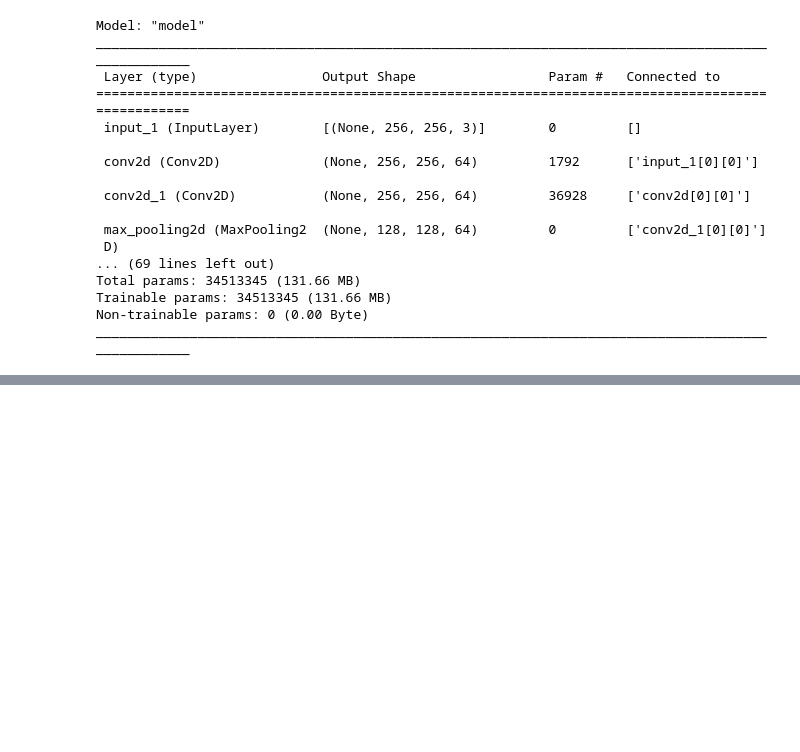
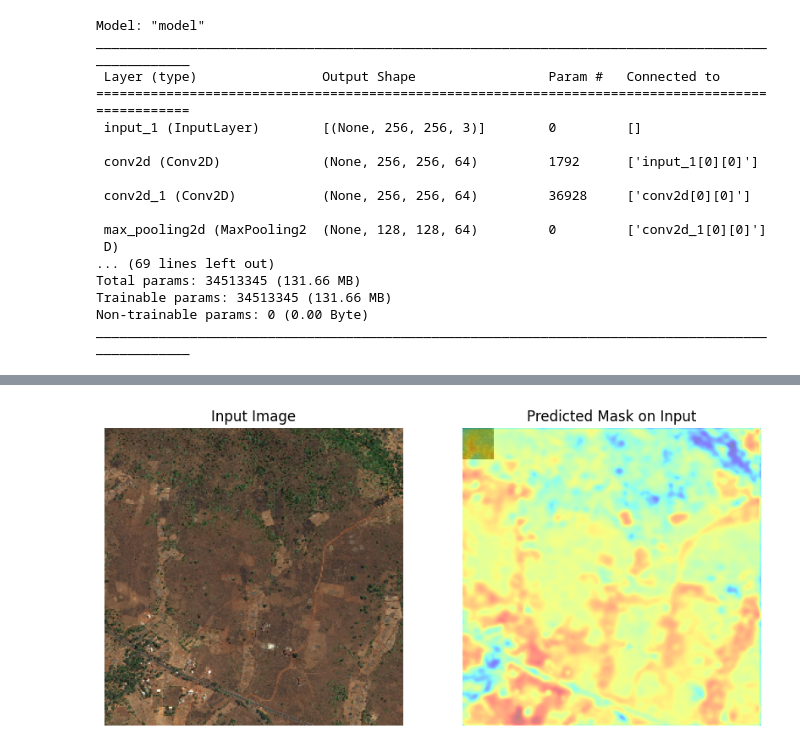
Before and after one commit to anshumanverse/BAH_hackathon, a Jupyter notebook: Untitled9.ipynb, the cells around one changed output, grey strips where cells are left out. Cells and saved outputs as stored; diff of their text form; code cells hidden in the pictures; blank space fills up the shorter version.

```diff
--- a/Untitled9.ipynb
+++ b/Untitled9.ipynb
@@ -71,11 +70,15 @@ def create_dataset(image_dir, mask_dir, batch_size):
     image_paths = sorted([os.path.join(image_dir, f) for f in os.listdir(image_dir) if f.endswith('_sat.jpg')])
     mask_paths = sorted([os.path.join(mask_dir, f) for f in os.listdir(mask_dir) if f.endswith('_mask.png')])
 
-    # Ensure that the number of images and masks match
     assert len(image_paths) == len(mask_paths), "Mismatch between number of images and masks"
 
     dataset = tf.data.Dataset.from_tensor_slices((image_paths, mask_paths))
     dataset = dataset.map(lambda x, y: load_image_and_mask(x, y), num_parallel_calls=tf.data.experimental.AUTOTUNE)
+
+    dataset = dataset.map(lambda x, y: (tf.image.random_flip_left_right(x), tf.image.random_flip_left_right(y)), num_parallel_calls=tf.data.experimental.AUTOTUNE)
+    dataset = dataset.map(lambda x, y: (tf.image.random_flip_up_down(x), tf.image.random_flip_up_down(y)), num_parallel_calls=tf.data.experimental.AUTOTUNE)
+
+
     dataset = dataset.shuffle(buffer_size=100)
     dataset = dataset.batch(batch_size)
     dataset = dataset.prefetch(buffer_size=tf.data.experimental.AUTOTUNE)
@@ -169 +172,39 @@ Epoch 25/25
 <keras.src.callbacks.History at 0x...>
+# %%
+def predict_and_plot(model, image_path, target_size=(256, 256)):
+    # Load and preprocess the input image
+    image = tf.io.read_file(image_path)
+    image = tf.image.decode_jpeg(image, channels=3)
+    original_size = tf.shape(image)[:2]
+    image = tf.image.resize(image, target_size)
+    image = tf.cast(image, tf.float32) / 255.0
+    image = tf.expand_dims(image, axis=0)  # Add batch dimension
+
+    # Predict the mask
+    prediction = model.predict(image)
+    # prediction = (prediction > 0.5).astype(np.uint8)
+
+    # Resize the predicted mask to the original size of the input image
+    prediction_resized = tf.image.resize(prediction[0], original_size)
+    prediction_resized = prediction_resized.numpy()
+
+    # Plot the input image and the predicted mask
+    plt.figure(figsize=(10, 5))
+
+    plt.subplot(1, 2, 1)
+    plt.imshow(tf.squeeze(image).numpy())
+    plt.title("Input Image")
+    plt.axis("off")
+
+    plt.subplot(1, 2, 2)
+    plt.imshow(tf.squeeze(image).numpy())
+    plt.imshow(prediction_resized, cmap="jet", alpha=0.5)  # Overlay the mask with transparency
+    plt.title("Predicted Mask on Input")
+    plt.axis("off")
+
+    plt.show()
+# %%
+test_image='/content/test/32259_sat.jpg'
+# %%
+predict_and_plot(model,test_image)
+# %% [output]
@@ -169,0 +212 @@ Epoch 25/25
+[figure, added]
```
Also changed, not shown: parts of 3 cells of this notebook.
